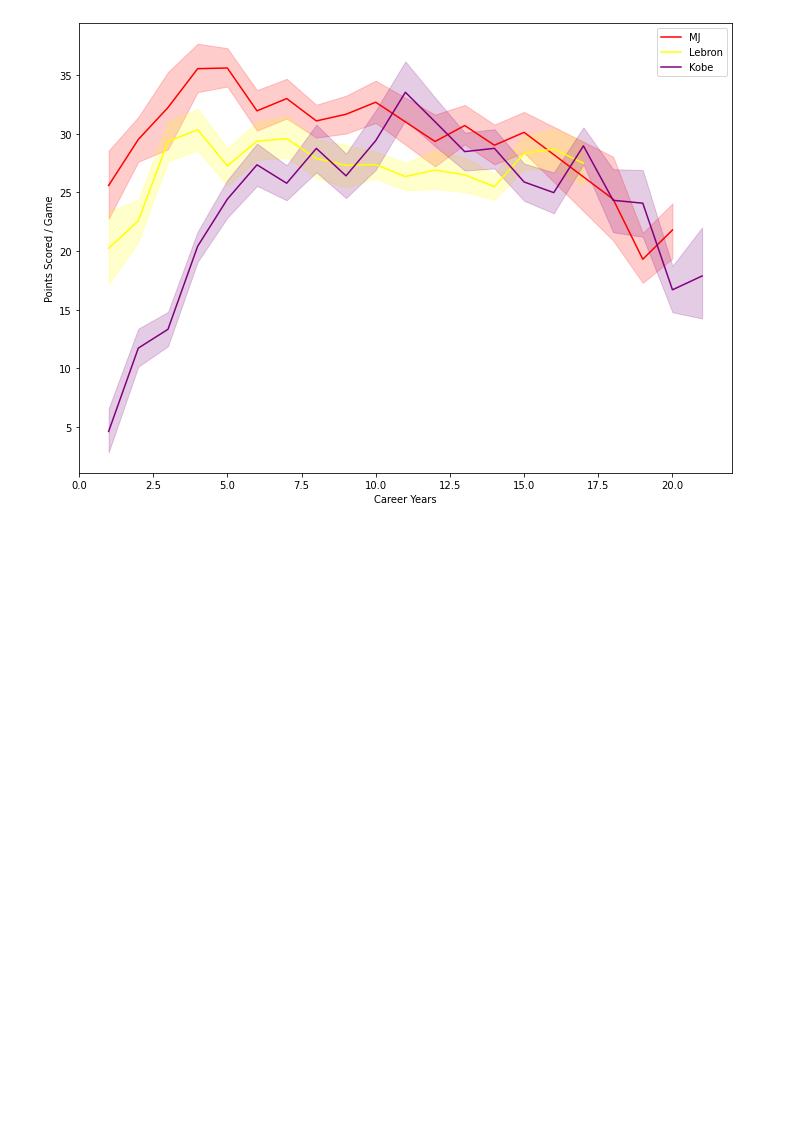
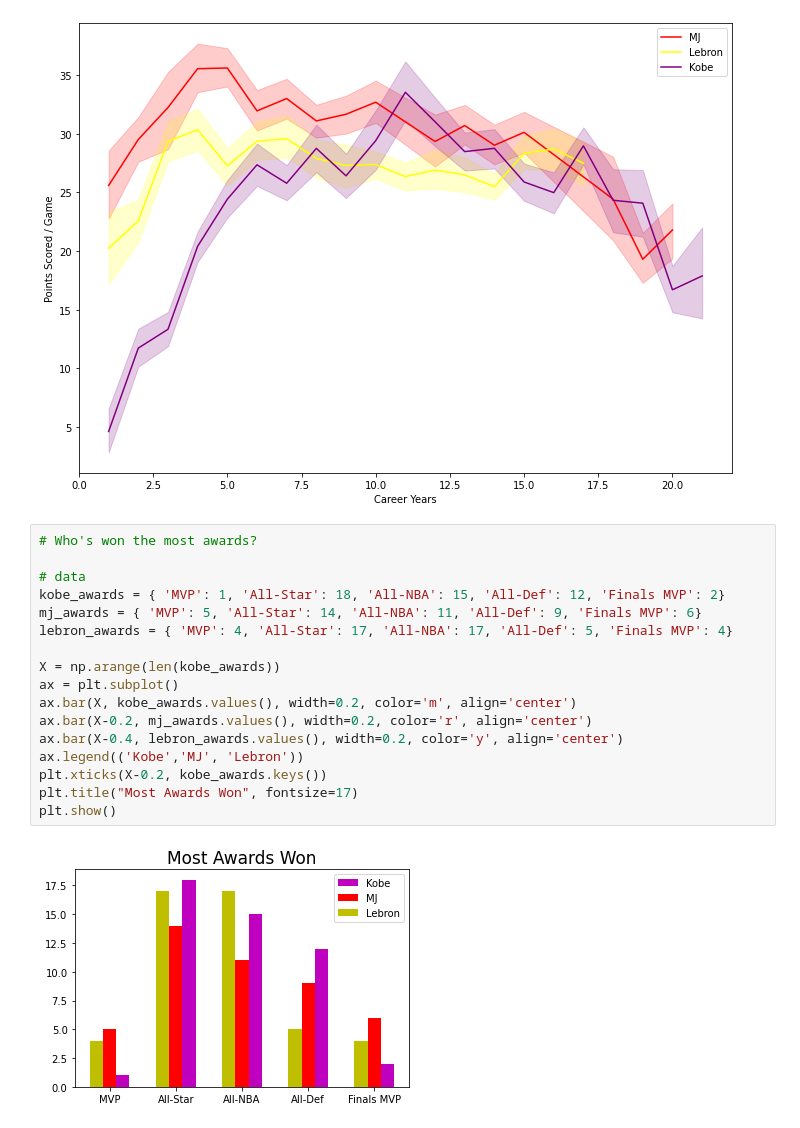
Before and after one commit to louisbemberg/machine-learning-workshop, a Jupyter notebook: 03_basketball_statistics/louis_stats/basketball_goat_louis.ipynb, the cells around one changed output. Saved outputs shown, nothing was run; the diff lists cells and outputs as text; blank space fills up the shorter version.

Commit message:
added awards chart

```diff
--- a/03_basketball_statistics/louis_stats/basketball_goat_louis.ipynb
+++ b/03_basketball_statistics/louis_stats/basketball_goat_louis.ipynb
@@ -185,3 +184,22 @@ ax.set(xlabel='Career Years', ylabel='Points Scored / Game')
 # %% [output]
 [Text(0.5, 0, 'Career Years'), Text(0, 0.5, 'Points Scored / Game')]
 [figure]
+# %%
+# Who's won the most awards?
+
+# data
+kobe_awards = { 'MVP': 1, 'All-Star': 18, 'All-NBA': 15, 'All-Def': 12, 'Finals MVP': 2}
+mj_awards = { 'MVP': 5, 'All-Star': 14, 'All-NBA': 11, 'All-Def': 9, 'Finals MVP': 6}
+lebron_awards = { 'MVP': 4, 'All-Star': 17, 'All-NBA': 17, 'All-Def': 5, 'Finals MVP': 4}
+
+X = np.arange(len(kobe_awards))
+ax = plt.subplot()
+ax.bar(X, kobe_awards.values(), width=0.2, color='m', align='center')
+ax.bar(X-0.2, mj_awards.values(), width=0.2, color='r', align='center')
+ax.bar(X-0.4, lebron_awards.values(), width=0.2, color='y', align='center')
+ax.legend(('Kobe','MJ', 'Lebron'))
+plt.xticks(X-0.2, kobe_awards.keys())
+plt.title("Most Awards Won", fontsize=17)
+plt.show()
+# %% [output]
+[figure, added]
```
Also changed, not shown: parts of 1 cell of this notebook.
